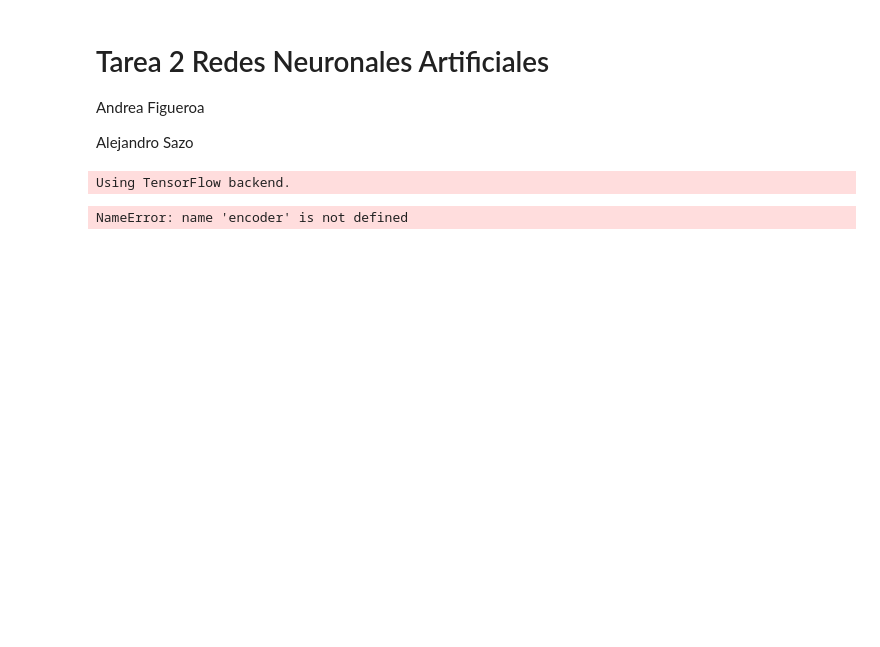
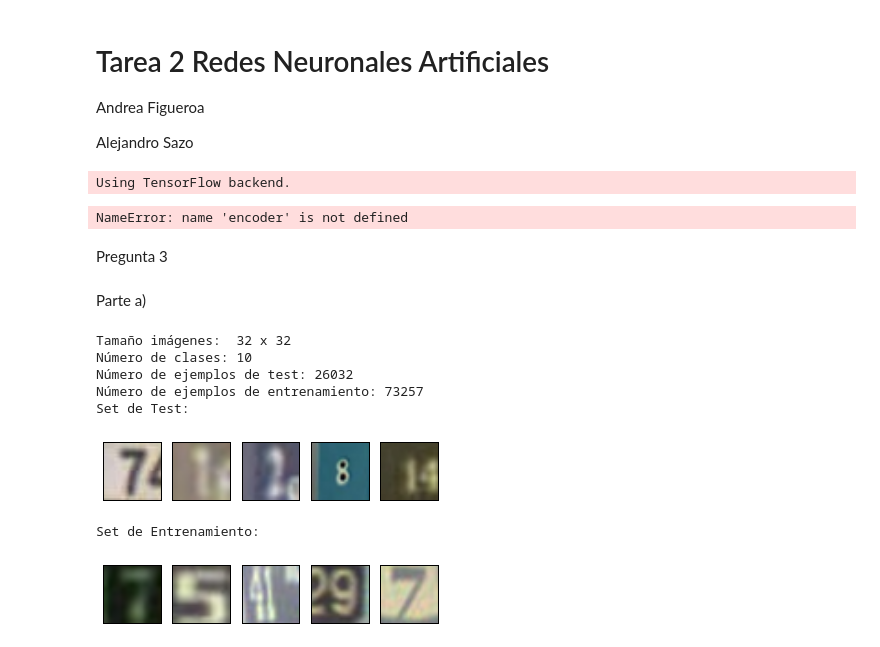
Before and after one commit to asazo/ANN, a Jupyter notebook: tarea2/tarea2.ipynb, the cells around one changed output. Saved outputs shown, nothing was run; the diff lists cells and outputs as text; code cells hidden in the pictures; blank space fills up the shorter version.

Commit message:
Pregunta 3.1

```diff
--- a/tarea2/tarea2.ipynb
+++ b/tarea2/tarea2.ipynb
@@ -75,3 +75,5 @@ for i in range(n):
 # %% [output]
 Using TensorFlow backend.
 NameError: name 'encoder' is not defined
+# %% [markdown]
+Pregunta 3
@@ -77,0 +86,68 @@ NameError: name 'encoder' is not defined
+# %% [markdown]
+Parte a)
+# %%
+train_data = sio.loadmat('train_32x32.mat')
+test_data = sio.loadmat('test_32x32.mat')
+
+# Cargar set de entrenamiento
+X_train = train_data['X'].T
+y_train = train_data['y'] - 1
+
+# Cargar set de test
+X_test = test_data['X'].T
+y_test = test_data['y'] - 1
+
+X_train = X_train.astype('float32')
+X_test = X_test.astype('float32')
+
+# Número de clases
+n_classes = len(np.unique(y_train))
+
+# Número de ejemplos
+n_train = len(X_train)
+n_test = len(X_test)
+
+print "Tamaño imágenes: " , np.shape(X_train[0])[1], "x", np.shape(X_train[0])[2]
+print "Número de clases:" , n_classes
+print "Número de ejemplos de test:" , n_test
+print "Número de ejemplos de entrenamiento:" , n_train
+
+# Número de imágenes a mostrar
+n_im = 5
+
+print "Set de Test:"
+
+# Se eligen n elementos al azar
+index = random.sample(X_test, n_im)
+
+for i in range(0,len(index)):
+    ax = plt.subplot(1, n_im, 1+i)
+    im = index[i].reshape(3,32,32).transpose(2,1,0)
+    plt.imshow(im)
+    ax.get_xaxis().set_visible(False)
+    ax.get_yaxis().set_visible(False)
+
+plt.show()
+
+print "Set de Entrenamiento:"
+
+# Se eligen n elementos al azar
+index = random.sample(X_train, n_im)
+
+for i in range(0,len(index)):
+    ax = plt.subplot(2, n_im, 1+i)
+    im = index[i].reshape(3,32,32).transpose(2,1,0)
+    plt.imshow(im)
+    ax.get_xaxis().set_visible(False)
+    ax.get_yaxis().set_visible(False)
+
+plt.show()
+# %% [output]
+Tamaño imágenes:  32 x 32
+Número de clases: 10
+Número de ejemplos de test: 26032
+Número de ejemplos de entrenamiento: 73257
+Set de Test:
+[figure, added]
+Set de Entrenamiento:
+[figure, added]
```
Also changed, not shown: parts of 1 cell of this notebook.
